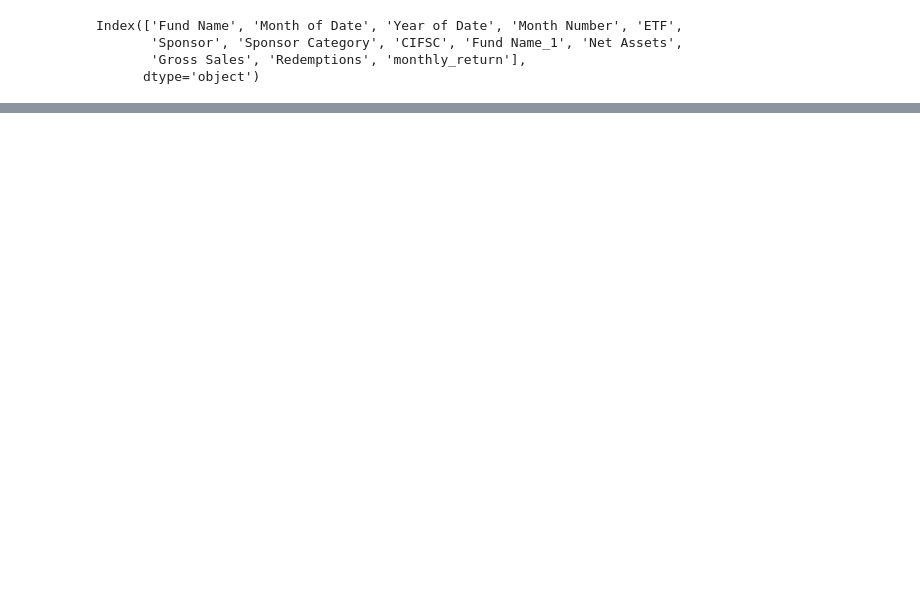
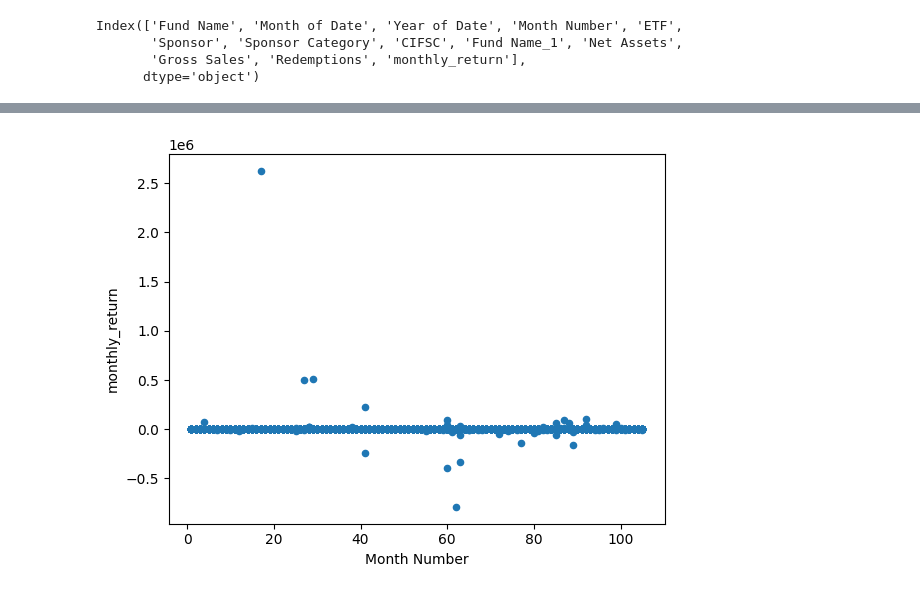
Before and after one commit to eloibernier/FundFlow, a Jupyter notebook: CIFSC_funds/CIFSC_FundMetrics.ipynb, the cells around one changed output, grey strips where cells are left out. Saved outputs shown, nothing was run; the diff lists cells and outputs as text; code cells hidden in the pictures; blank space fills up the shorter version.

```diff
--- a/CIFSC_funds/CIFSC_FundMetrics.ipynb
+++ b/CIFSC_funds/CIFSC_FundMetrics.ipynb
@@ -118,3 +119,8 @@ monthly_returns01.iloc[1750:1800]
 | 1797 | ABC American Value Fund | March 2023 | 2023 | 87 | N | I.A. Michael | Direct Sellers | North American Equity | ... |
 | 1798 | ABC American Value Fund | April 2023 | 2023 | 88 | N | I.A. Michael | Direct Sellers | North American Equity | ... |
 | 1799 | ABC American Value Fund | May 2023 | 2023 | 89 | N | I.A. Michael | Direct Sellers | North American Equity | ... |
+# %%
+scatter = monthly_returns01.plot.scatter(x = "Month Number", y = "monthly_return")
+# plt.show()
+# %% [output]
+[figure, added]
```
Also changed, not shown: parts of 3 cells of this notebook.
